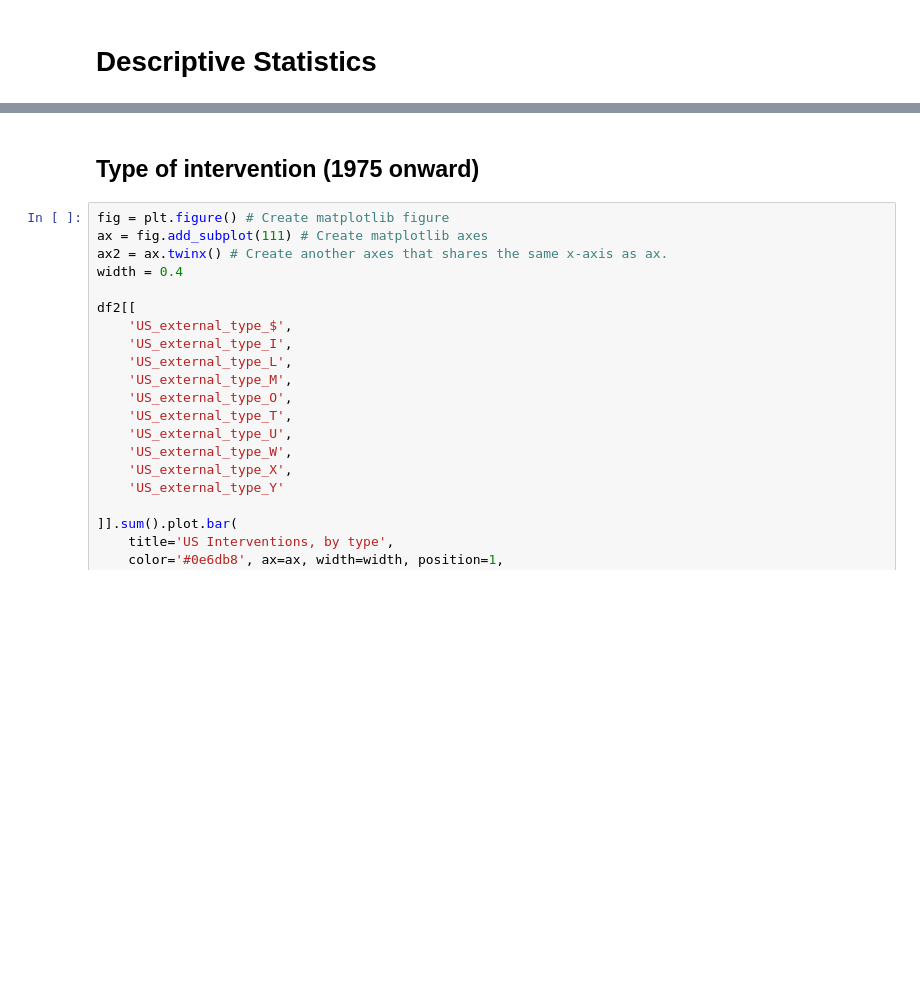
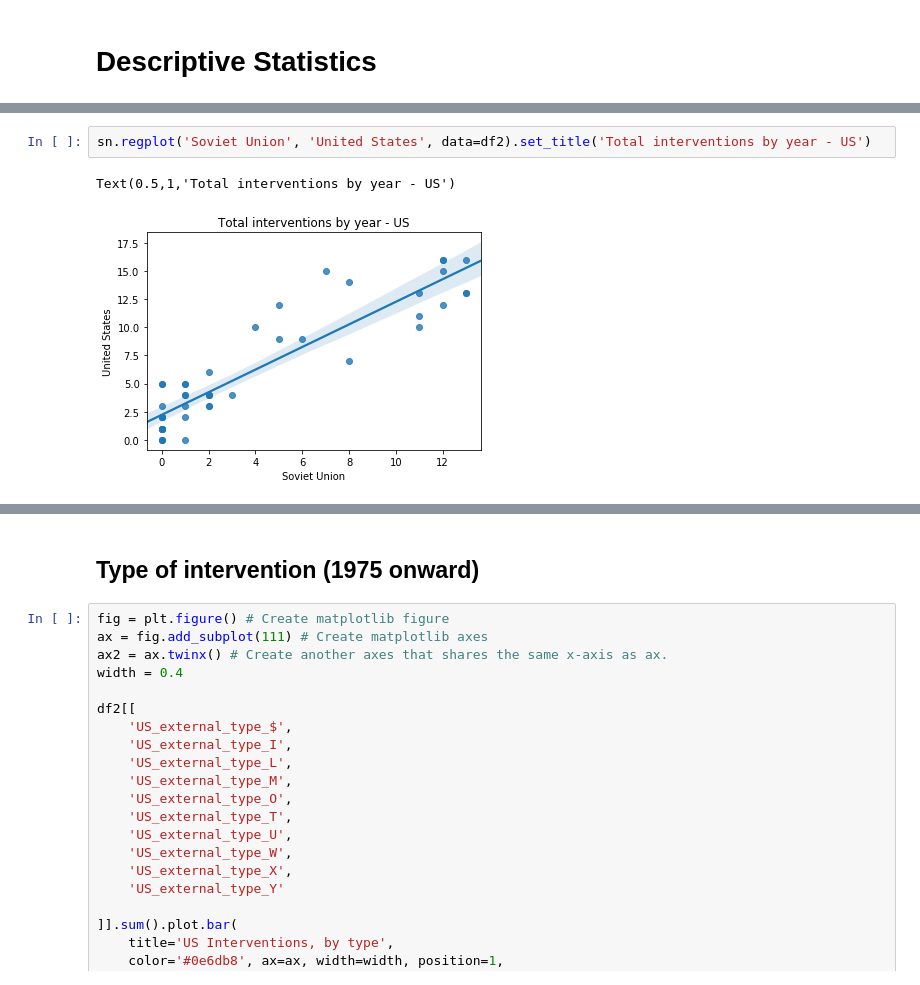
Before and after one commit to Jasper-Koops/Thesis-Cold_War_Interventions, a Jupyter notebook: Analysis.ipynb, the cells around one changed output, grey strips where cells are left out. Saved outputs shown, nothing was run; the diff lists cells and outputs as text; blank space fills up the shorter version.

```diff
--- a/Analysis.ipynb
+++ b/Analysis.ipynb
@@ -39,0 +93,5 @@ df2.plot.scatter('year', 'COL_MIDI', color='g')
+# %%
+sn.regplot('Soviet Union', 'United States', data=df2).set_title('Total interventions by year - US')
+# %% [output]
+Text(0.5,1,'Total interventions by year - US')
+[figure, added]
```
Also changed, not shown: parts of 65 cells of this notebook.
